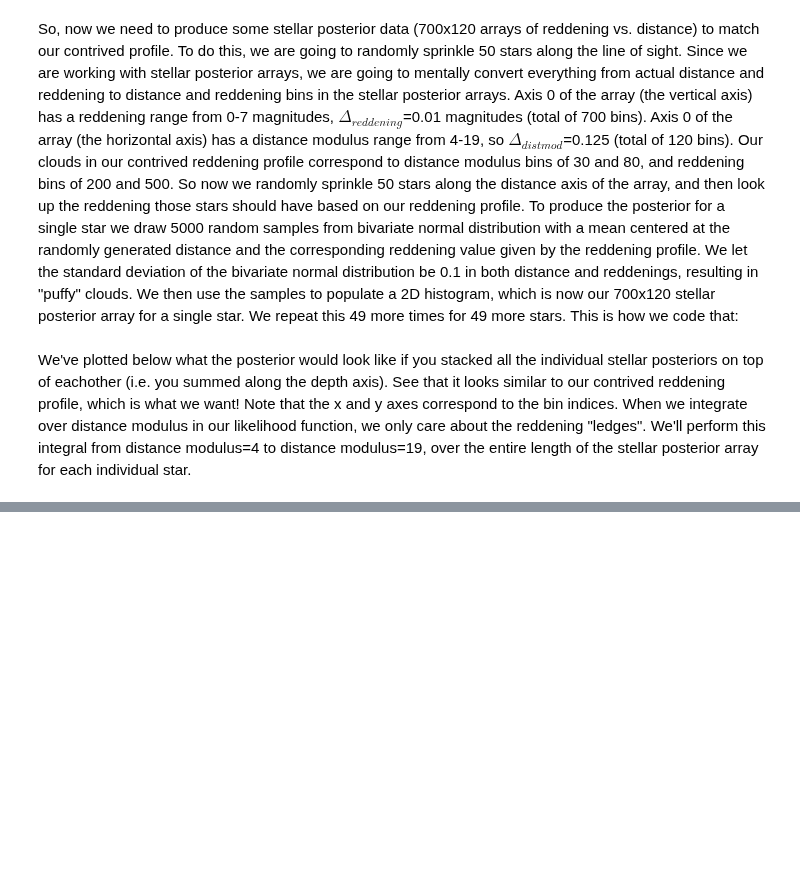
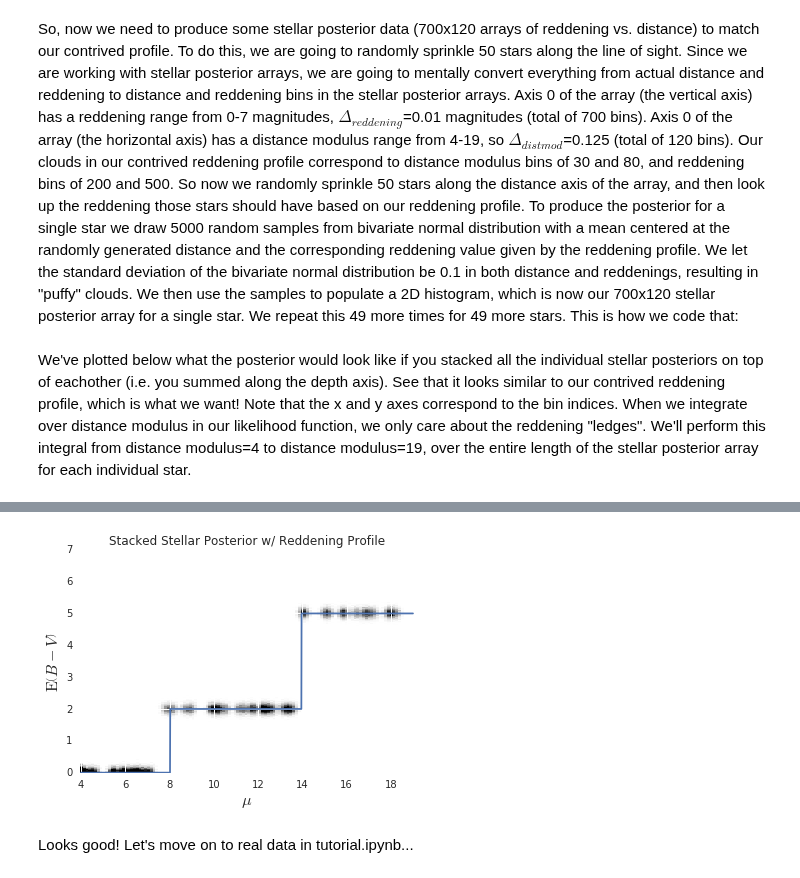
Before and after one commit to catherinezucker/dustcurve, a Jupyter notebook: model.ipynb, the cells around one changed output, grey strips where cells are left out. Saved outputs shown, nothing was run; the diff lists cells and outputs as text; code cells hidden in the pictures; blank space fills up the shorter version.

```diff
--- a/model.ipynb
+++ b/model.ipynb
@@ -234,0 +252,50 @@ Please note: if you're rerunning this notebook, these values will vary from tria
+# %%
+unique_co,indices,post_array,ratio=ldata
+
+#find best fit values for each of the 24 parameters (12 d's and 12 c's)
+theta=pd.DataFrame(traces_cold)
+best=theta.quantile(.50, axis=1).values
+
+def plot_posterior(post_array,xpts,ypts,best,ratio,unique_co):
+    #normalize stellar posterior surfaces
+    dispsurf = post_array.copy()
+    dispsurf[~np.isfinite(dispsurf)] = 0
+    norm = np.sum(np.sum(dispsurf, axis=1), axis=1)+1.e-40
+    totsurf = np.sum(dispsurf/norm.reshape(-1,1,1), axis=0)
+
+    #setup and plot normalized stacked stellar posterior
+    fig = plt.figure()
+    ax = fig.add_subplot(1,1,1)
+    ax.set_title("Stacked Stellar Posterior w/ Reddening Profile")
+    ax.set_xlabel(r'$\mu$', fontsize=16)
+    ax.set_ylabel(r'$\mathrm{E} \left( B - V \right)$', fontsize=16)
+    if xpts is not None and ypts is not None:
+        dx = np.median(xpts[1:]-xpts[:-1])
+        dy = np.median(ypts[1:]-ypts[:-1])
+        extent = [xpts[0]-dx/2., xpts[-1]+dx/2.,ypts[0]-dy/2., ypts[-1]+dy/2.]
+    ax.imshow(totsurf,origin='lower',aspect='auto', cmap='binary', interpolation='nearest',extent=extent, vmin=0,vmax=0.03)
+    ax.autoscale(False)
+
+    #determine the reddening profile
+    distances=best[0:int(len(best)/2)]
+    reddenings=np.cumsum(np.multiply(best[int(len(best)/2):],ratio))
+
+    order=np.argsort(distances)
+    unique_co=unique_co[0][order]
+    distances=distances[order]
+    distances=np.around(distances,2)
+    reddenings=np.cumsum(np.multiply(unique_co,ratio))
+
+    #convert the actual distance and reddening into something plottable
+    repeats=np.around((np.ediff1d(distances,to_end=19.0-distances[-1],to_begin=distances[0]-4)/0.01),0)
+    profiley=np.repeat(np.insert(reddenings,0,0),repeats.astype(int))
+    profilex=np.linspace(4,19,1500)
+
+    #plot
+    ax.plot(profilex,profiley)
+
+plot_posterior(post_array,np.linspace(4,19,120),np.linspace(0,7,700),best,ratio,unique_co)
+# %% [output]
+[figure, added]
+# %% [markdown]
+Looks good! Let's move on to real data in tutorial.ipynb...
```
Also changed, not shown: parts of 9 cells of this notebook.
